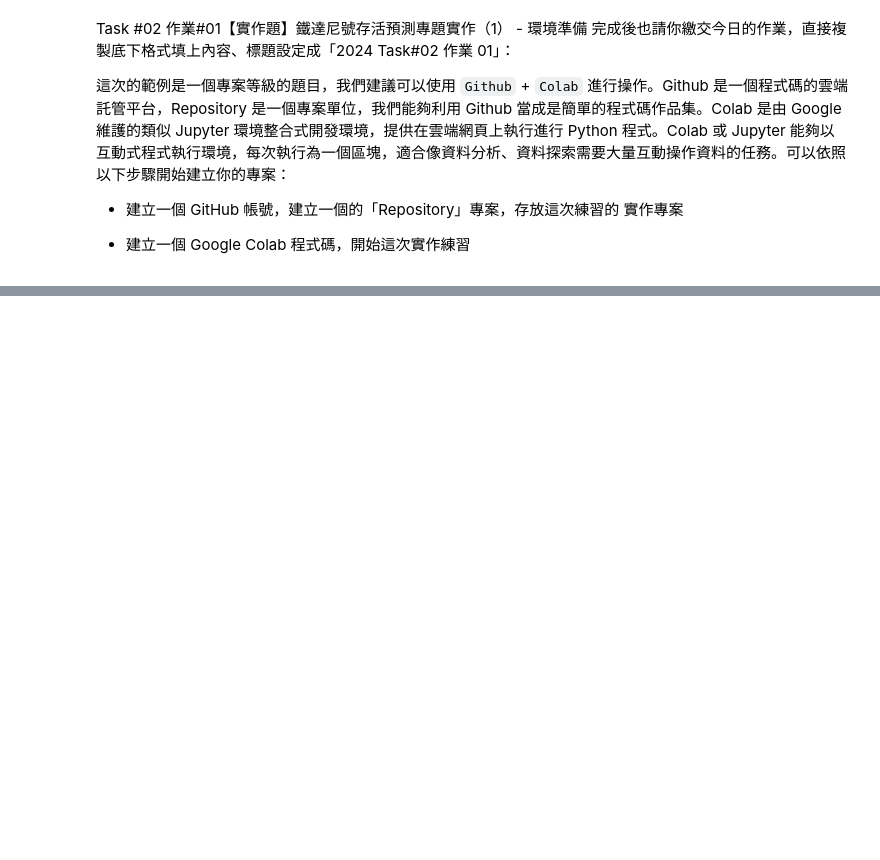
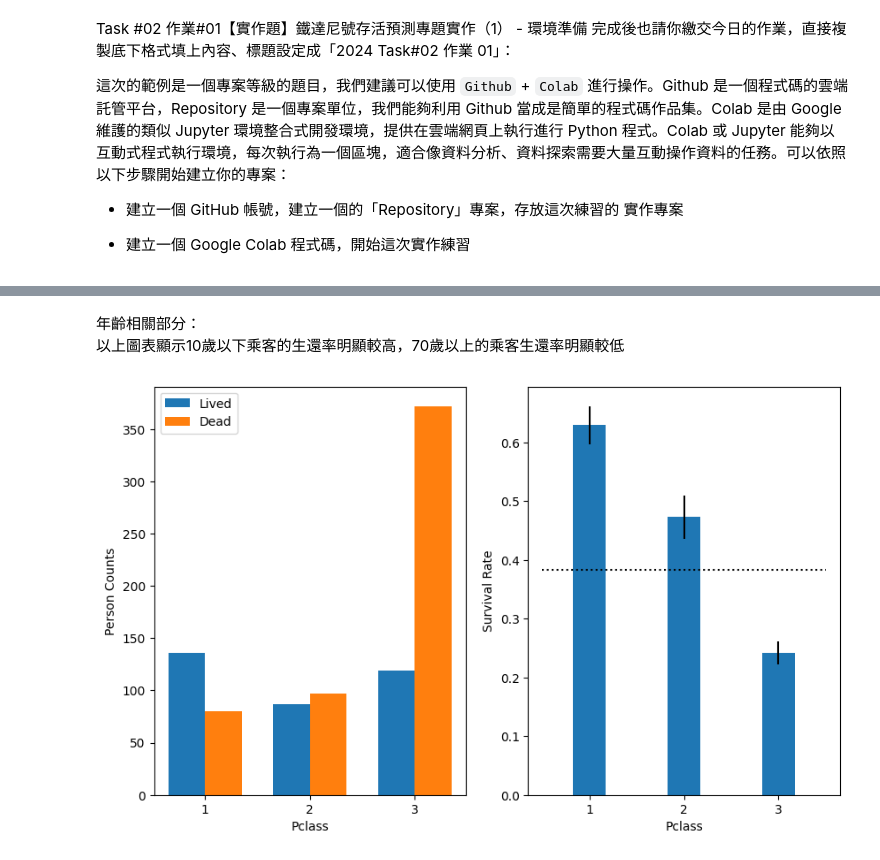
Before and after one commit to skyjadel/chang-s_titanic, a Jupyter notebook: Task_02_作業_01.ipynb, the cells around one changed output, grey strips where cells are left out. Cells and saved outputs as stored; diff of their text form; code cells hidden in the pictures; blank space fills up the shorter version.

```diff
--- a/Task_02_作業_01.ipynb
+++ b/Task_02_作業_01.ipynb
@@ -12,3 +12,6 @@ Task #02 作業#01【實作題】鐵達尼號存活預測專題實作（1） -
 # %%
 import numpy as np
 import pandas as pd
+# %%
+df = pd.read_csv('https://raw.githubusercontent.com/dsindy/kaggle-titanic/master/data/train.csv')
+df
@@ -14,0 +129,36 @@ import pandas as pd
+# %%
+def plot_survive_bar_by_type(df, col, types=None):
+  df = df[~df[col].isna()]
+  y_mean = np.mean(df['Survived'])
+  if types is None:
+    types = list(set(df[col]))
+  survive_matrix = {}
+  for t in types:
+    s = sum(df[df[col]==t]['Survived'])
+    d = len(df[df[col]==t]) - s
+    survive_matrix[t] = {'Lived':s, 'Dead':d}
+  survive_df = pd.DataFrame(survive_matrix)
+
+  fig, axes = plt.subplots(1,2)
+  fig.set_size_inches(10,6)
+
+  ax = axes[0]
+  width = 0.35
+  x = np.array([*range(len(types))])
+  ax.bar(x - width/2, survive_df.loc['Lived'], width=width, label='Lived')
+  ax.bar(x + width/2, survive_df.loc['Dead'], width=width, label='Dead')
+  ax.set_xticks(x)
+  ax.set_xticklabels(types)
+  ax.legend()
+  ax.set_xlabel(col)
+  ax.set_ylabel('Person Counts')
+
+  ax = axes[1]
+  survive_rate = [survive_df.loc['Lived'][t]/sum(survive_df[t]) for t in survive_df.columns]
+  y_err = np.transpose([get_surv_err(sum(survive_df[t]), survive_df.loc['Lived'][t]) for t in survive_df.columns])
+  ax.bar(x, survive_rate, width=width, yerr=y_err)
+  ax.plot([x[0]-0.5, x[-1]+0.5], [y_mean, y_mean], ':k')
+  ax.set_xticks(x)
+  ax.set_xticklabels(types)
+  ax.set_xlabel(col)
+  ax.set_ylabel('Survival Rate')
@@ -14,0 +169,7 @@ import pandas as pd
+# %% [markdown]
+年齡相關部分：<br>
+以上圖表顯示10歲以下乘客的生還率明顯較高，70歲以上的乘客生還率明顯較低
+# %%
+plot_survive_bar_by_type(df, 'Pclass')
+# %% [output]
+[figure, added]
```
Also changed, not shown: parts of 29 cells of this notebook.
